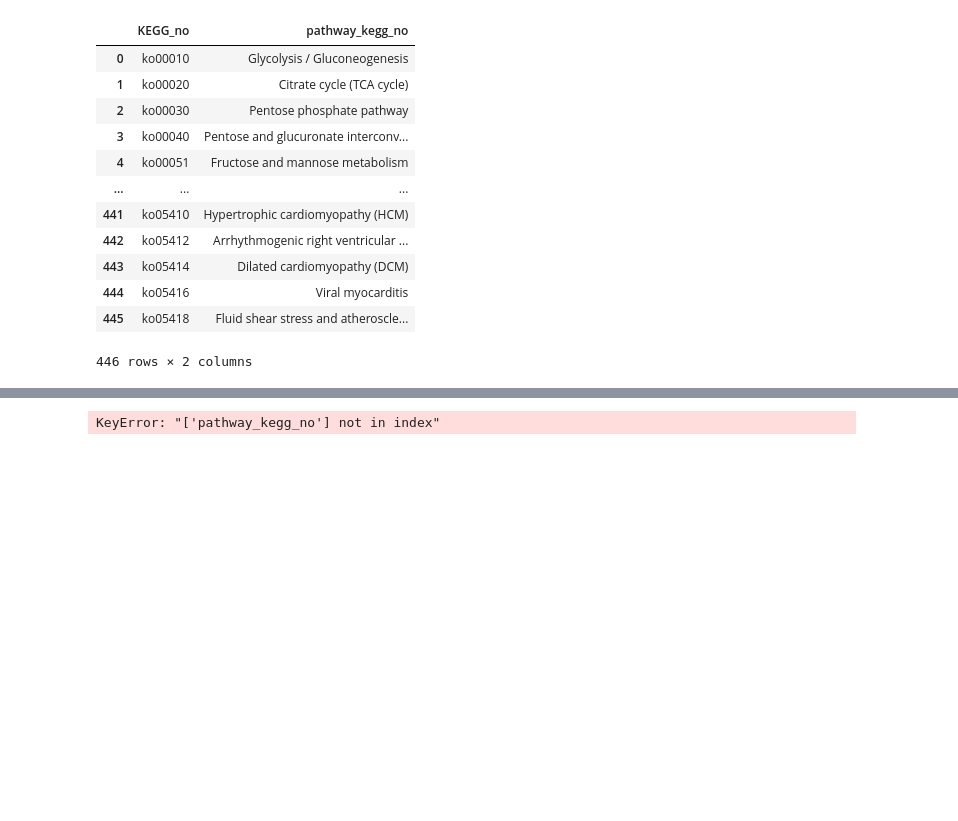
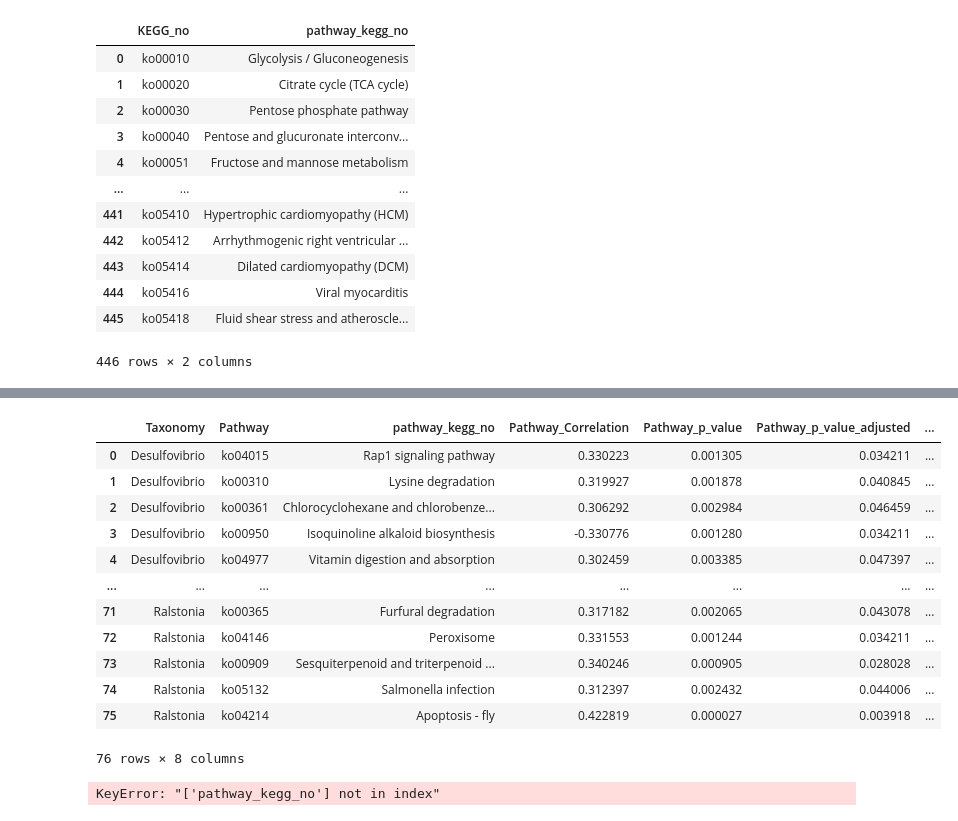
Before and after one commit to yooninsu/Pancreatic-Cancer-Analysis, a Jupyter notebook: PC-Pathway-Orthology-Analysis/Correlation-analysis.ipynb, the cells around one changed output, grey strips where cells are left out. Saved outputs shown, nothing was run; the diff lists cells and outputs as text; code cells hidden in the pictures; blank space fills up the shorter version.

```diff
--- a/PC-Pathway-Orthology-Analysis/Correlation-analysis.ipynb
+++ b/PC-Pathway-Orthology-Analysis/Correlation-analysis.ipynb
@@ -319 +349,17 @@ def merge_and_format_orthology_data(corr_df, orthology_label):
+# %%
+path_corr_pc_w_upgenus
+# %% [output]
+|  | Taxonomy | Pathway | pathway_kegg_no | Pathway_Correlation | Pathway_p_value | Pathway_p_value_adjusted | ... |
+| 0 | Desulfovibrio | ko04015 | Rap1 signaling pathway | 0.330223 | 0.001305 | 0.034211 | ... |
+| 1 | Desulfovibrio | ko00310 | Lysine degradation | 0.319927 | 0.001878 | 0.040845 | ... |
+| 2 | Desulfovibrio | ko00361 | Chlorocyclohexane and chlorobenze... | 0.306292 | 0.002984 | 0.046459 | ... |
+| 3 | Desulfovibrio | ko00950 | Isoquinoline alkaloid biosynthesis | -0.330776 | 0.001280 | 0.034211 | ... |
+| 4 | Desulfovibrio | ko04977 | Vitamin digestion and absorption | 0.302459 | 0.003385 | 0.047397 | ... |
+| ... | ... | ... | ... | ... | ... | ... | ... |
+| 71 | Ralstonia | ko00365 | Furfural degradation | 0.317182 | 0.002065 | 0.043078 | ... |
+| 72 | Ralstonia | ko04146 | Peroxisome | 0.331553 | 0.001244 | 0.034211 | ... |
+| 73 | Ralstonia | ko00909 | Sesquiterpenoid and triterpenoid ... | 0.340246 | 0.000905 | 0.028028 | ... |
+| 74 | Ralstonia | ko05132 | Salmonella infection | 0.312397 | 0.002432 | 0.044006 | ... |
+| 75 | Ralstonia | ko04214 | Apoptosis - fly | 0.422819 | 0.000027 | 0.003918 | ... |
+76 rows × 8 columns
 # %%
```
Also changed, not shown: parts of 6 cells of this notebook, 2 other files.
